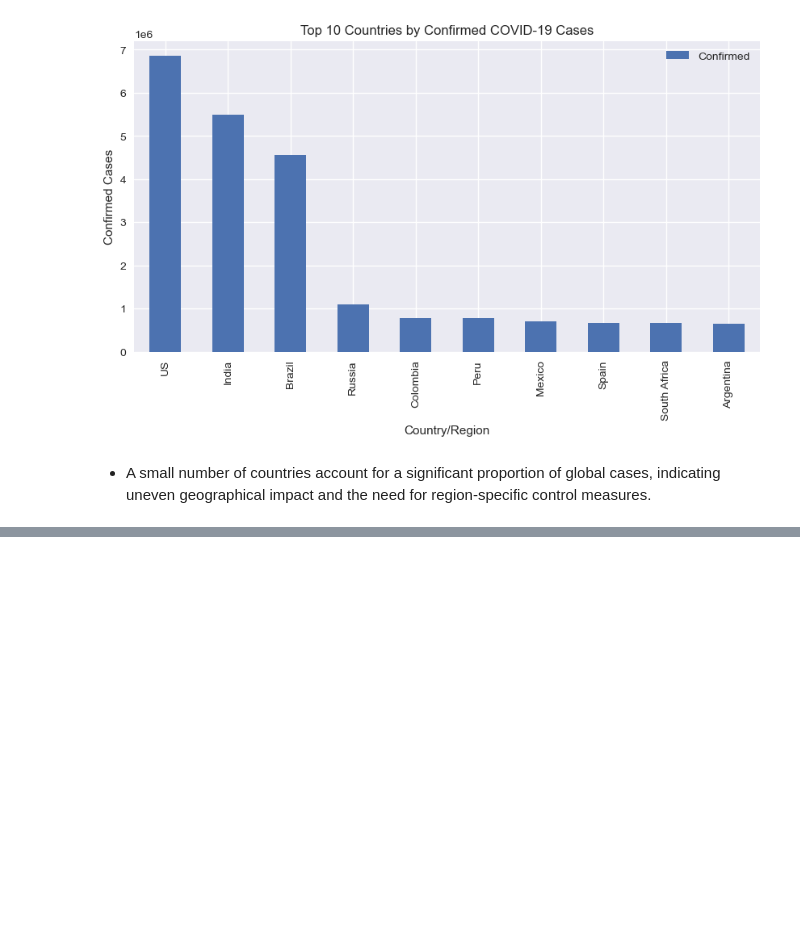
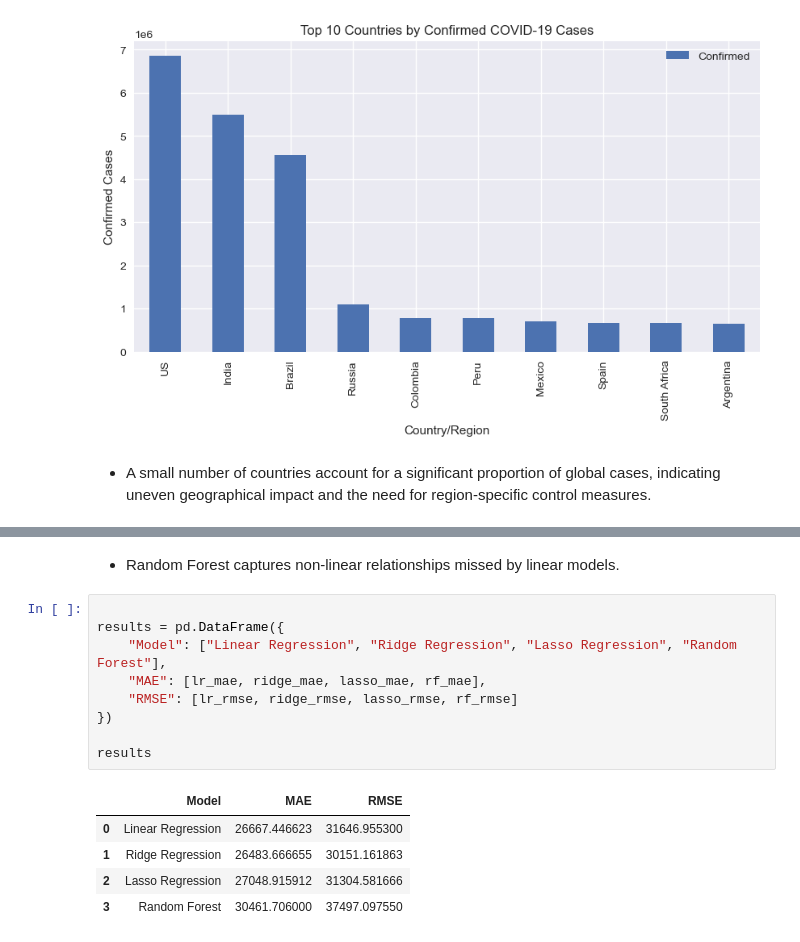
Before and after one commit to yash18543/home---loan---default---project, a Jupyter notebook: PRCP-1023-JohnsHopkinsCovid19.ipynb, the cells around one changed output, grey strips where cells are left out. Saved outputs shown, nothing was run; the diff lists cells and outputs as text; blank space fills up the shorter version.

```diff
--- a/PRCP-1023-JohnsHopkinsCovid19.ipynb
+++ b/PRCP-1023-JohnsHopkinsCovid19.ipynb
@@ -133,0 +290,17 @@ plt.show()
+# %% [markdown]
+- Random Forest captures non-linear relationships missed by linear models.
+# %%
+
+results = pd.DataFrame({
+    "Model": ["Linear Regression", "Ridge Regression", "Lasso Regression", "Random Forest"],
+    "MAE": [lr_mae, ridge_mae, lasso_mae, rf_mae],
+    "RMSE": [lr_rmse, ridge_rmse, lasso_rmse, rf_rmse]
+})
+
+results
+# %% [output]
+|  | Model | MAE | RMSE |
+| 0 | Linear Regression | 26667.446623 | 31646.955300 |
+| 1 | Ridge Regression | 26483.666655 | 30151.161863 |
+| 2 | Lasso Regression | 27048.915912 | 31304.581666 |
+| 3 | Random Forest | 30461.706000 | 37497.097550 |
```
Also changed, not shown: parts of 39 cells of this notebook.
